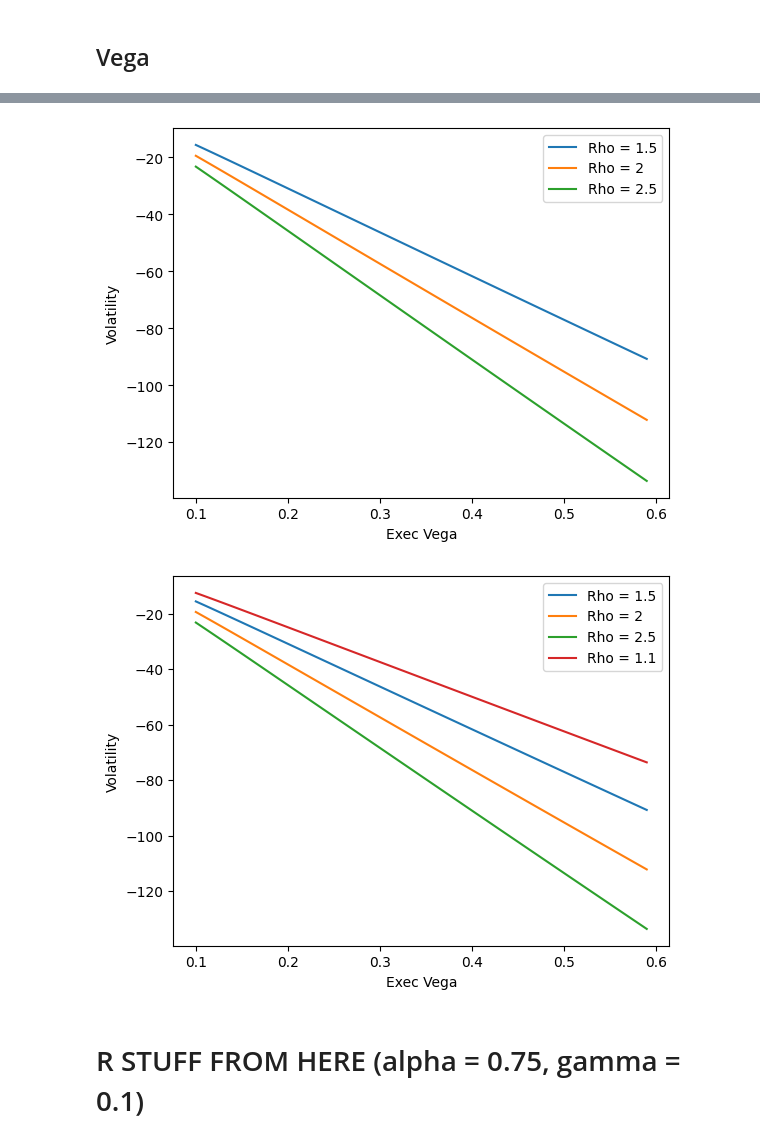
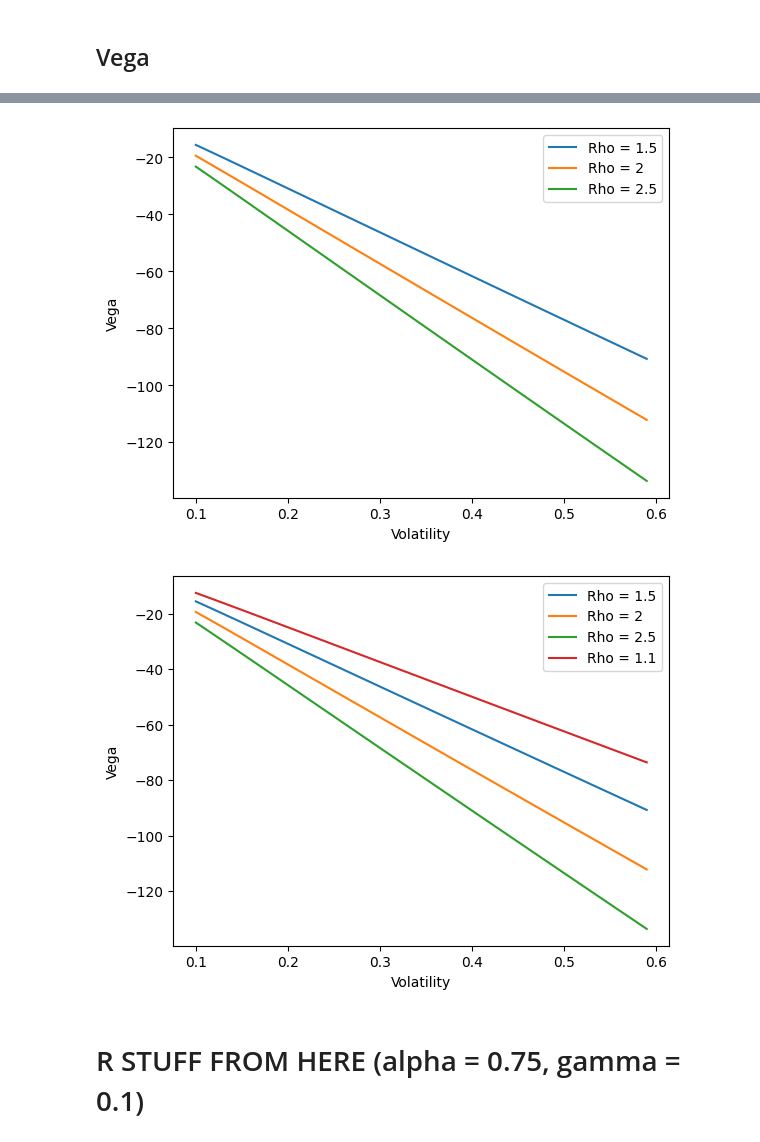
Before and after one commit to djdavor/thesis_MSc, a Jupyter notebook: code/valuation_ESOs.ipynb, the cells around one changed output, grey strips where cells are left out. Drawn from its saved outputs; the diff is of its cells as text; code cells hidden in the pictures.

```diff
--- a/code/valuation_ESOs.ipynb
+++ b/code/valuation_ESOs.ipynb
@@ -149,4 +150,0 @@ print("Cost of RN:", rn)
-# %%
-r = r_eso(S0_init,K_init,T_init,v_init,r_init,500,sigma_init,m_init,alpha_init,gamma_init)
-print("Cost of R: ", end="")
-print(r)
@@ -155,4 +150,0 @@ Cost of R: 13.408953433662534
-# %%
-r_mod = r_eso_mod(S0_init,K_init,T_init,v_init,r_init,N_init,sigma_init,m_init,alpha_init,gamma_init)
-print("Cost of R modified: ", end="")
-print(r_mod)
@@ -494,7 +484,7 @@ plt.show()
 # %%
 ## Firm Vega
 
-x = np.arange(0.2, 0.51, 0.01)
+x = np.arange(0.1, 0.61, 0.01)
 rn_vega_f = np.zeros(len(x))
 esos = np.zeros(len(x))
 
@@ -588,42 +578,42 @@ x = np.arange(0.1, 0.60, 0.01)
 plt.plot(x, rn_vega_e_low, label='Rho = 1.5')
 plt.plot(x, rn_vega_e_med, label='Rho = 2')
 plt.plot(x, rn_vega_e_high, label='Rho = 2.5')
-plt.xlabel('Exec Vega')
-plt.ylabel('Volatility')
+plt.ylabel('Vega')
+plt.xlabel('Volatility')
 plt.legend()
 
 plt.savefig('/Users/davordjekic/Desktop/Bocconi/Thesis/thesis_tex/fig/4/vega_subj.png')
 plt.show()
 
 
 x = np.arange(0.1, 0.61, 0.01)
 rho_init = 1.1
 for i in range(len(x)):
     esos_lowest[i] = CE_rn(S0_init,K_init, T_init, v_init, r_init, N_init_r, x[i], rho_init, n_s_init, n_o_init, c_init)
 
 for i in range(len(x)-1):
     a = esos_lowest[i]
     b = esos_lowest[i+1]
     vega = (b-a)/(0.01)
 
     rn_vega_e_lowest[i] = vega
 
 x = np.arange(0.1, 0.60, 0.01)
 plt.plot(x, rn_vega_e_low, label='Rho = 1.5')
 plt.plot(x, rn_vega_e_med, label='Rho = 2')
 plt.plot(x, rn_vega_e_high, label='Rho = 2.5')
 plt.plot(x, rn_vega_e_lowest, label='Rho = 1.1')
-plt.xlabel('Exec Vega')
-plt.ylabel('Volatility')
+plt.ylabel('Vega')
+plt.xlabel('Volatility')
 plt.legend()
 
 plt.savefig('/Users/davordjekic/Desktop/Bocconi/Thesis/thesis_tex/fig/4/vega_subj_extreme.png')
 plt.show()
 
 #Also with a risk lover executive, the vega remains negative
 # %% [output]
-[figure, old version]
+[figure, new version]
-[figure, old version]
+[figure, new version]
 # %% [markdown]
 # R STUFF FROM HERE (alpha = 0.75, gamma = 0.1)
 # %% [markdown]
```
Also changed, not shown: parts of 10 cells of this notebook, 47 other files.
